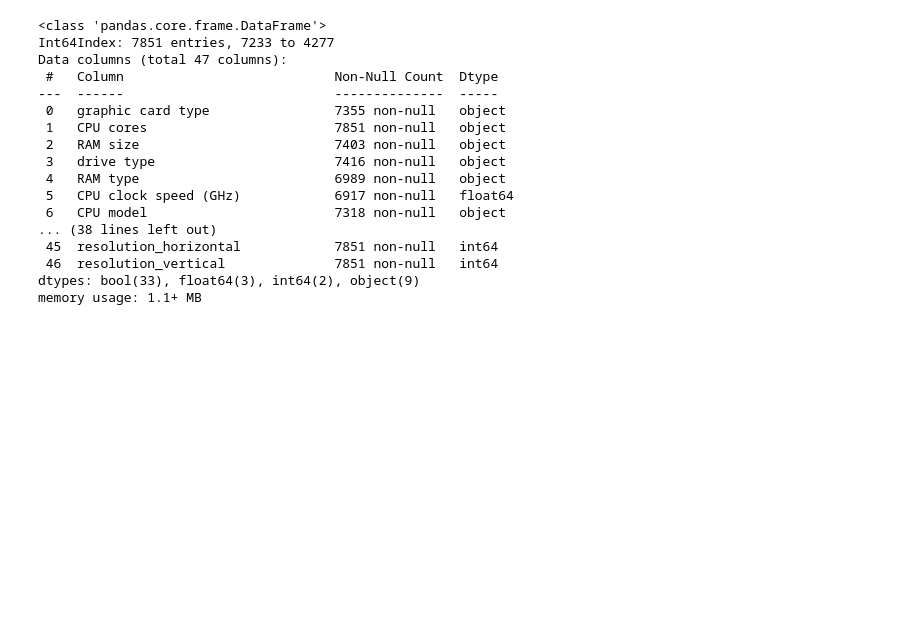
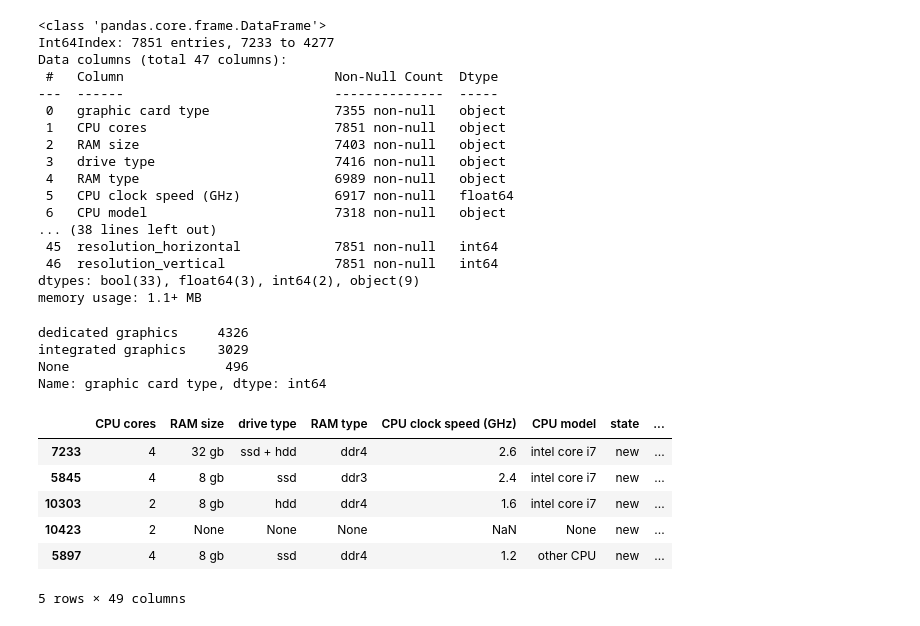
Before and after one commit to alyab16/Laptop-Price-Prediction, a Jupyter notebook: Laptop Price Prediction.ipynb, the cells around one changed output. Saved outputs shown, nothing was run; the diff lists cells and outputs as text; code cells hidden in the pictures; blank space fills up the shorter version.

Commit message:
Applied one-hot encoding to the graphic card type column

```diff
--- a/Laptop Price Prediction.ipynb
+++ b/Laptop Price Prediction.ipynb
@@ -344,3 +344,27 @@ Data columns (total 47 columns):
  46  resolution_vertical              7851 non-null   int64
 dtypes: bool(33), float64(3), int64(2), object(9)
 memory usage: 1.1+ MB
+# %%
+df["graphic card type"].value_counts(dropna=False)
+# %% [output]
+dedicated graphics     4326
+integrated graphics    3029
+None                    496
+Name: graphic card type, dtype: int64
+# %%
+#There are some missing values so let's fill them with a placeholder value "Unknown" for now and then we will apply one hot encoding to the column
+
+df["graphic card type"].fillna('unknown', inplace=True)
+one_hot_encoded = pd.get_dummies(df["graphic card type"])
+one_hot_encoded.columns = ['graphic_card_dedicated_graphics', 'graphic_card_integrated_graphics', 'graphic_card_unknown']
+df = pd.concat([df, one_hot_encoded], axis=1)
+df.drop(columns=["graphic card type"], inplace = True)
+df.head()
+# %% [output]
+|  | CPU cores | RAM size | drive type | RAM type | CPU clock speed (GHz) | CPU model | state | ... |
+| 7233 | 4 | 32 gb | ssd + hdd | ddr4 | 2.6 | intel core i7 | new | ... |
+| 5845 | 4 | 8 gb | ssd | ddr3 | 2.4 | intel core i7 | new | ... |
+| 10303 | 2 | 8 gb | hdd | ddr4 | 1.6 | intel core i7 | new | ... |
+| 10423 | 2 | None | None | None | NaN | None | new | ... |
+| 5897 | 4 | 8 gb | ssd | ddr4 | 1.2 | other CPU | new | ... |
+5 rows × 49 columns
```
